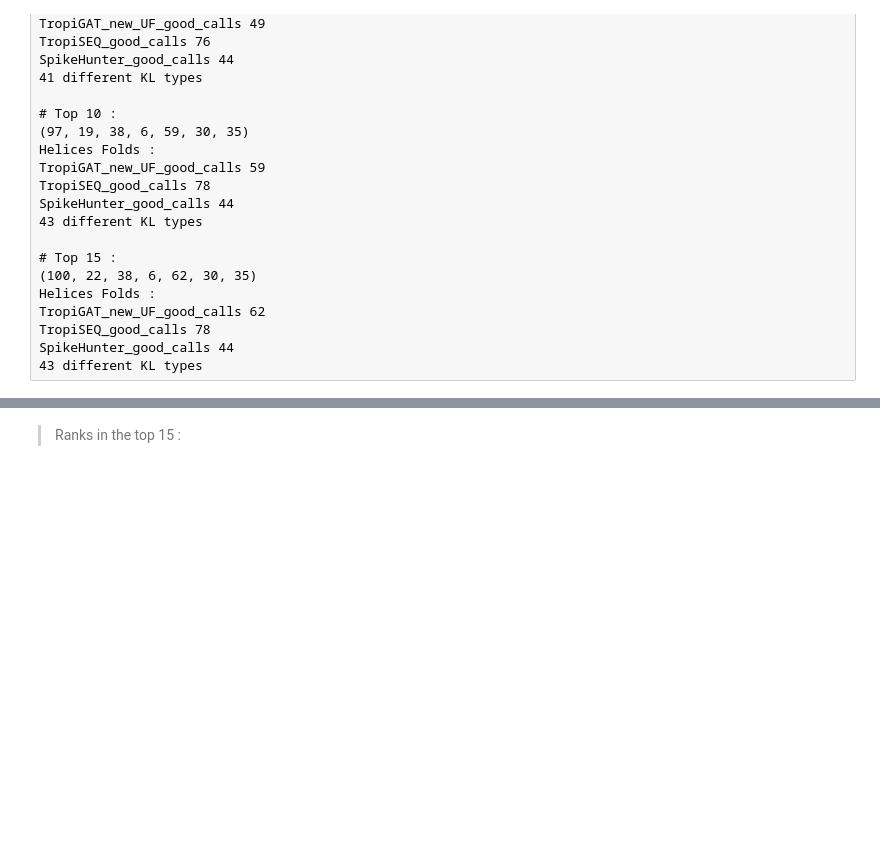
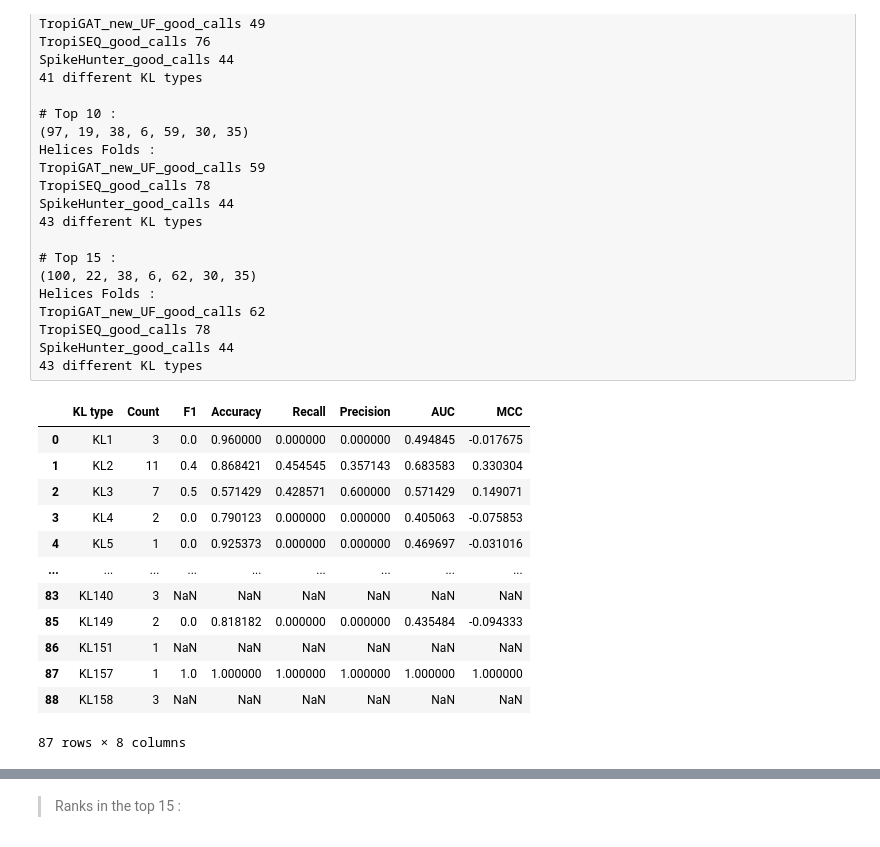
Before and after one commit to conchaeloko/DpoTropiSearch, a Jupyter notebook: benchmark/B.Compile_results.ipynb, the cells around one changed output, grey strips where cells are left out. Drawn from its saved outputs; the diff is of its cells as text; code cells hidden in the pictures; blank space fills up the shorter version.

Commit message:
Benchmark #5

```diff
--- a/benchmark/B.Compile_results.ipynb
+++ b/benchmark/B.Compile_results.ipynb
@@ -626,3 +627,21 @@ TropiGAT_new_UF_good_calls 62
 TropiSEQ_good_calls 78
 SpikeHunter_good_calls 44
 43 different KL types
+# %%
+tropigat_helices_df.to_csv(f"{path_benchmark}/TropiGAT.KL_metrics.helices.tsv", sep = "\t", index = False, header = True)
+tropiseq_helices_df.to_csv(f"{path_benchmark}/TropiSEQ.KL_metrics.helices.tsv", sep = "\t", index = False, header = True)
+tropigat_helices_df
+# %% [output]
+|  | KL type | Count | F1 | Accuracy | Recall | Precision | AUC | MCC |
+| 0 | KL1 | 3 | 0.0 | 0.960000 | 0.000000 | 0.000000 | 0.494845 | -0.017675 |
+| 1 | KL2 | 11 | 0.4 | 0.868421 | 0.454545 | 0.357143 | 0.683583 | 0.330304 |
+| 2 | KL3 | 7 | 0.5 | 0.571429 | 0.428571 | 0.600000 | 0.571429 | 0.149071 |
+| 3 | KL4 | 2 | 0.0 | 0.790123 | 0.000000 | 0.000000 | 0.405063 | -0.075853 |
+| 4 | KL5 | 1 | 0.0 | 0.925373 | 0.000000 | 0.000000 | 0.469697 | -0.031016 |
+| ... | ... | ... | ... | ... | ... | ... | ... | ... |
+| 83 | KL140 | 3 | NaN | NaN | NaN | NaN | NaN | NaN |
+| 85 | KL149 | 2 | 0.0 | 0.818182 | 0.000000 | 0.000000 | 0.435484 | -0.094333 |
+| 86 | KL151 | 1 | NaN | NaN | NaN | NaN | NaN | NaN |
+| 87 | KL157 | 1 | 1.0 | 1.000000 | 1.000000 | 1.000000 | 1.000000 | 1.000000 |
+| 88 | KL158 | 3 | NaN | NaN | NaN | NaN | NaN | NaN |
+87 rows × 8 columns
```
Also changed, not shown: parts of 56 cells of this notebook, 3 other files.
